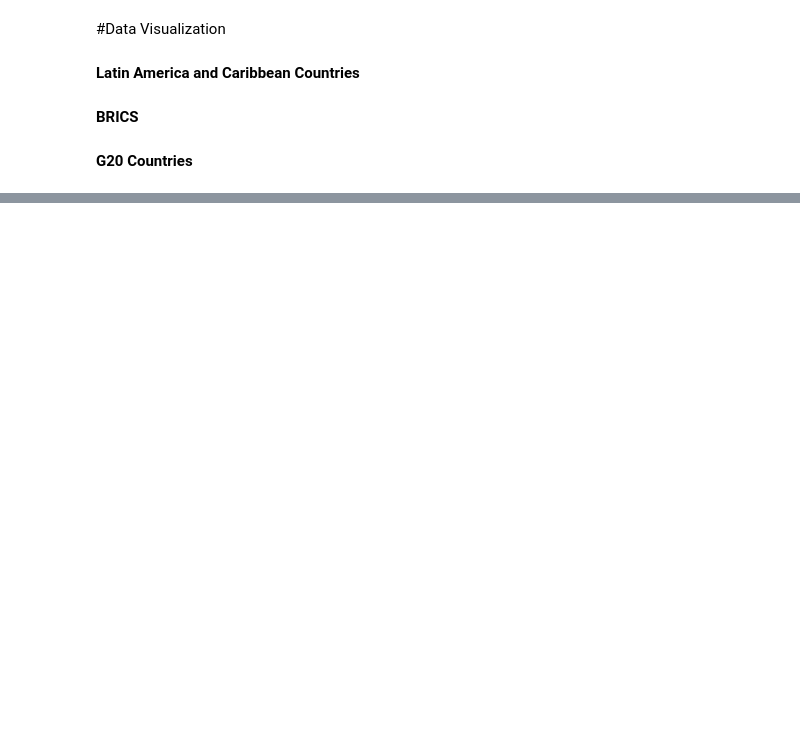
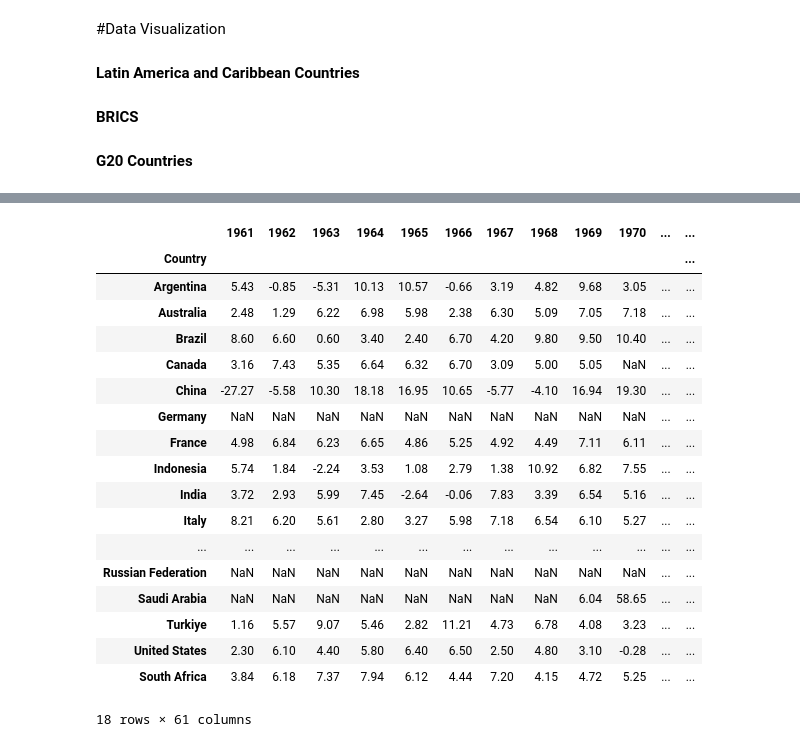
Before and after one commit to PedroReste/data-visualization-with-economics-data, a Jupyter notebook: Notebooks/data_visualization_with_economics_data.ipynb, the cells around one changed output, grey strips where cells are left out. Saved outputs shown, nothing was run; the diff lists cells and outputs as text; code cells hidden in the pictures; blank space fills up the shorter version.

```diff
--- a/Notebooks/data_visualization_with_economics_data.ipynb
+++ b/Notebooks/data_visualization_with_economics_data.ipynb
@@ -111,0 +108,3 @@ Warning: Total number of columns (64) exceeds max_columns (20). Falling back to
+# %%
+g20_gdp_graph.set_index('Country')
+# %% [output]
@@ -112,3 +112,22 @@ Warning: Total number of columns (64) exceeds max_columns (20). Falling back to
+|  | 1961 | 1962 | 1963 | 1964 | 1965 | 1966 | 1967 | 1968 | 1969 | 1970 | ... | ... |
+| Country |  |  |  |  |  |  |  |  |  |  |  | ... |
+| Argentina | 5.43 | -0.85 | -5.31 | 10.13 | 10.57 | -0.66 | 3.19 | 4.82 | 9.68 | 3.05 | ... | ... |
+| Australia | 2.48 | 1.29 | 6.22 | 6.98 | 5.98 | 2.38 | 6.30 | 5.09 | 7.05 | 7.18 | ... | ... |
+| Brazil | 8.60 | 6.60 | 0.60 | 3.40 | 2.40 | 6.70 | 4.20 | 9.80 | 9.50 | 10.40 | ... | ... |
+| Canada | 3.16 | 7.43 | 5.35 | 6.64 | 6.32 | 6.70 | 3.09 | 5.00 | 5.05 | NaN | ... | ... |
+| China | -27.27 | -5.58 | 10.30 | 18.18 | 16.95 | 10.65 | -5.77 | -4.10 | 16.94 | 19.30 | ... | ... |
+| Germany | NaN | NaN | NaN | NaN | NaN | NaN | NaN | NaN | NaN | NaN | ... | ... |
+| France | 4.98 | 6.84 | 6.23 | 6.65 | 4.86 | 5.25 | 4.92 | 4.49 | 7.11 | 6.11 | ... | ... |
+| Indonesia | 5.74 | 1.84 | -2.24 | 3.53 | 1.08 | 2.79 | 1.38 | 10.92 | 6.82 | 7.55 | ... | ... |
+| India | 3.72 | 2.93 | 5.99 | 7.45 | -2.64 | -0.06 | 7.83 | 3.39 | 6.54 | 5.16 | ... | ... |
+| Italy | 8.21 | 6.20 | 5.61 | 2.80 | 3.27 | 5.98 | 7.18 | 6.54 | 6.10 | 5.27 | ... | ... |
+| ... | ... | ... | ... | ... | ... | ... | ... | ... | ... | ... | ... | ... |
+| Russian Federation | NaN | NaN | NaN | NaN | NaN | NaN | NaN | NaN | NaN | NaN | ... | ... |
+| Saudi Arabia | NaN | NaN | NaN | NaN | NaN | NaN | NaN | NaN | 6.04 | 58.65 | ... | ... |
+| Turkiye | 1.16 | 5.57 | 9.07 | 5.46 | 2.82 | 11.21 | 4.73 | 6.78 | 4.08 | 3.23 | ... | ... |
+| United States | 2.30 | 6.10 | 4.40 | 5.80 | 6.40 | 6.50 | 2.50 | 4.80 | 3.10 | -0.28 | ... | ... |
+| South Africa | 3.84 | 6.18 | 7.37 | 7.94 | 6.12 | 4.44 | 7.20 | 4.15 | 4.72 | 5.25 | ... | ... |
+18 rows × 61 columns
 # %%
 sns.set_theme(style= 'darkgrid')
 
```
Also changed, not shown: parts of 6 cells of this notebook.
